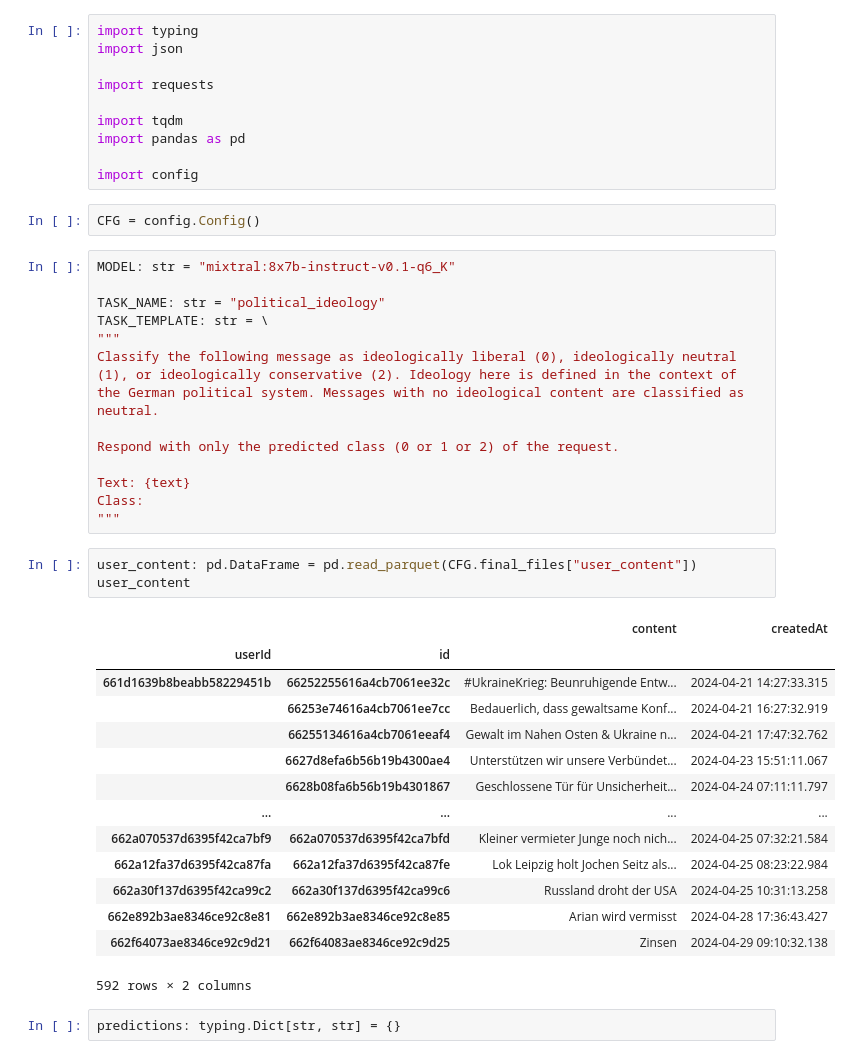
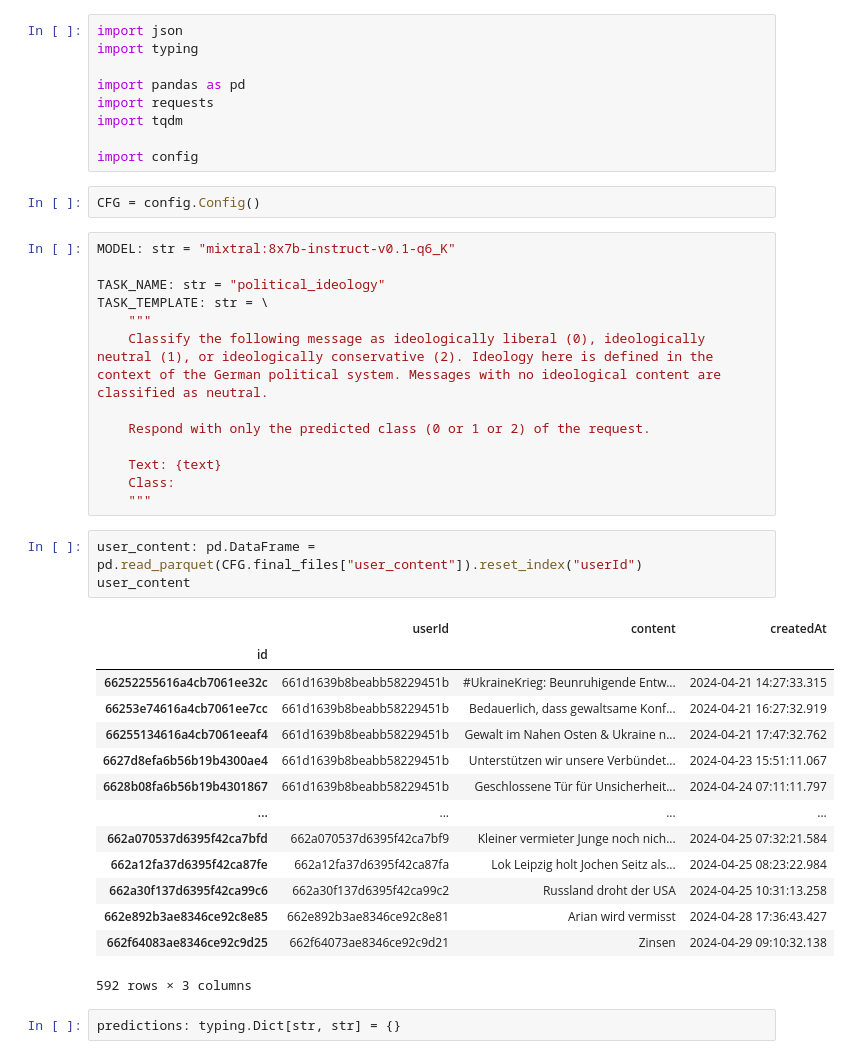
Before and after one commit to cl-trier/TWON-Exploration, a Jupyter notebook: 20--Prompt-Classify.ipynb, the cells around one changed output. Drawn from its saved outputs; the diff is of its cells as text.

```diff
--- a/20--Prompt-Classify.ipynb
+++ b/20--Prompt-Classify.ipynb
@@ -1,11 +1,10 @@
 # %%
+import json
 import typing
-import json
 
+import pandas as pd
 import requests
-
 import tqdm
-import pandas as pd
 
 import config
 # %%
@@ -15,32 +14,32 @@ MODEL: str = "mixtral:8x7b-instruct-v0.1-q6_K"
 
 TASK_NAME: str = "political_ideology"
 TASK_TEMPLATE: str = \
-"""
-Classify the following message as ideologically liberal (0), ideologically neutral (1), or ideologically conservative (2). Ideology here is defined in the context of the German political system. Messages with no ideological content are classified as neutral.
+    """
+    Classify the following message as ideologically liberal (0), ideologically neutral (1), or ideologically conservative (2). Ideology here is defined in the context of the German political system. Messages with no ideological content are classified as neutral.
 
-Respond with only the predicted class (0 or 1 or 2) of the request.
+    Respond with only the predicted class (0 or 1 or 2) of the request.
 
-Text: {text}
-Class:
-"""
+    Text: {text}
+    Class:
+    """
 # %%
-user_content: pd.DataFrame = pd.read_parquet(CFG.final_files["user_content"])
+user_content: pd.DataFrame = pd.read_parquet(CFG.final_files["user_content"]).reset_index("userId")
 user_content
 # %% [output]
-|  |  | content | createdAt |
-| userId | id |  |  |
-| 661d1639b8beabb58229451b | 66252255616a4cb7061ee32c | #UkraineKrieg: Beunruhigende Entw... | 2024-04-21 14:27:33.315 |
-|  | 66253e74616a4cb7061ee7cc | Bedauerlich, dass gewaltsame Konf... | 2024-04-21 16:27:32.919 |
-|  | 66255134616a4cb7061eeaf4 | Gewalt im Nahen Osten & Ukraine n... | 2024-04-21 17:47:32.762 |
-|  | 6627d8efa6b56b19b4300ae4 | Unterstützen wir unsere Verbündet... | 2024-04-23 15:51:11.067 |
-|  | 6628b08fa6b56b19b4301867 | Geschlossene Tür für Unsicherheit... | 2024-04-24 07:11:11.797 |
+|  | userId | content | createdAt |
+| id |  |  |  |
+| 66252255616a4cb7061ee32c | 661d1639b8beabb58229451b | #UkraineKrieg: Beunruhigende Entw... | 2024-04-21 14:27:33.315 |
+| 66253e74616a4cb7061ee7cc | 661d1639b8beabb58229451b | Bedauerlich, dass gewaltsame Konf... | 2024-04-21 16:27:32.919 |
+| 66255134616a4cb7061eeaf4 | 661d1639b8beabb58229451b | Gewalt im Nahen Osten & Ukraine n... | 2024-04-21 17:47:32.762 |
+| 6627d8efa6b56b19b4300ae4 | 661d1639b8beabb58229451b | Unterstützen wir unsere Verbündet... | 2024-04-23 15:51:11.067 |
+| 6628b08fa6b56b19b4301867 | 661d1639b8beabb58229451b | Geschlossene Tür für Unsicherheit... | 2024-04-24 07:11:11.797 |
 | ... | ... | ... | ... |
-| 662a070537d6395f42ca7bf9 | 662a070537d6395f42ca7bfd | Kleiner vermieter Junge noch nich... | 2024-04-25 07:32:21.584 |
-| 662a12fa37d6395f42ca87fa | 662a12fa37d6395f42ca87fe | Lok Leipzig holt Jochen Seitz als... | 2024-04-25 08:23:22.984 |
-| 662a30f137d6395f42ca99c2 | 662a30f137d6395f42ca99c6 | Russland droht der USA | 2024-04-25 10:31:13.258 |
-| 662e892b3ae8346ce92c8e81 | 662e892b3ae8346ce92c8e85 | Arian wird vermisst | 2024-04-28 17:36:43.427 |
-| 662f64073ae8346ce92c9d21 | 662f64083ae8346ce92c9d25 | Zinsen | 2024-04-29 09:10:32.138 |
+| 662a070537d6395f42ca7bfd | 662a070537d6395f42ca7bf9 | Kleiner vermieter Junge noch nich... | 2024-04-25 07:32:21.584 |
+| 662a12fa37d6395f42ca87fe | 662a12fa37d6395f42ca87fa | Lok Leipzig holt Jochen Seitz als... | 2024-04-25 08:23:22.984 |
+| 662a30f137d6395f42ca99c6 | 662a30f137d6395f42ca99c2 | Russland droht der USA | 2024-04-25 10:31:13.258 |
+| 662e892b3ae8346ce92c8e85 | 662e892b3ae8346ce92c8e81 | Arian wird vermisst | 2024-04-28 17:36:43.427 |
+| 662f64083ae8346ce92c9d25 | 662f64073ae8346ce92c9d21 | Zinsen | 2024-04-29 09:10:32.138 |
-592 rows × 2 columns
+592 rows × 3 columns
 # %%
 predictions: typing.Dict[str, str] = {}
 # %%
```
Also changed, not shown: parts of 5 cells of this notebook, 1 other file.
